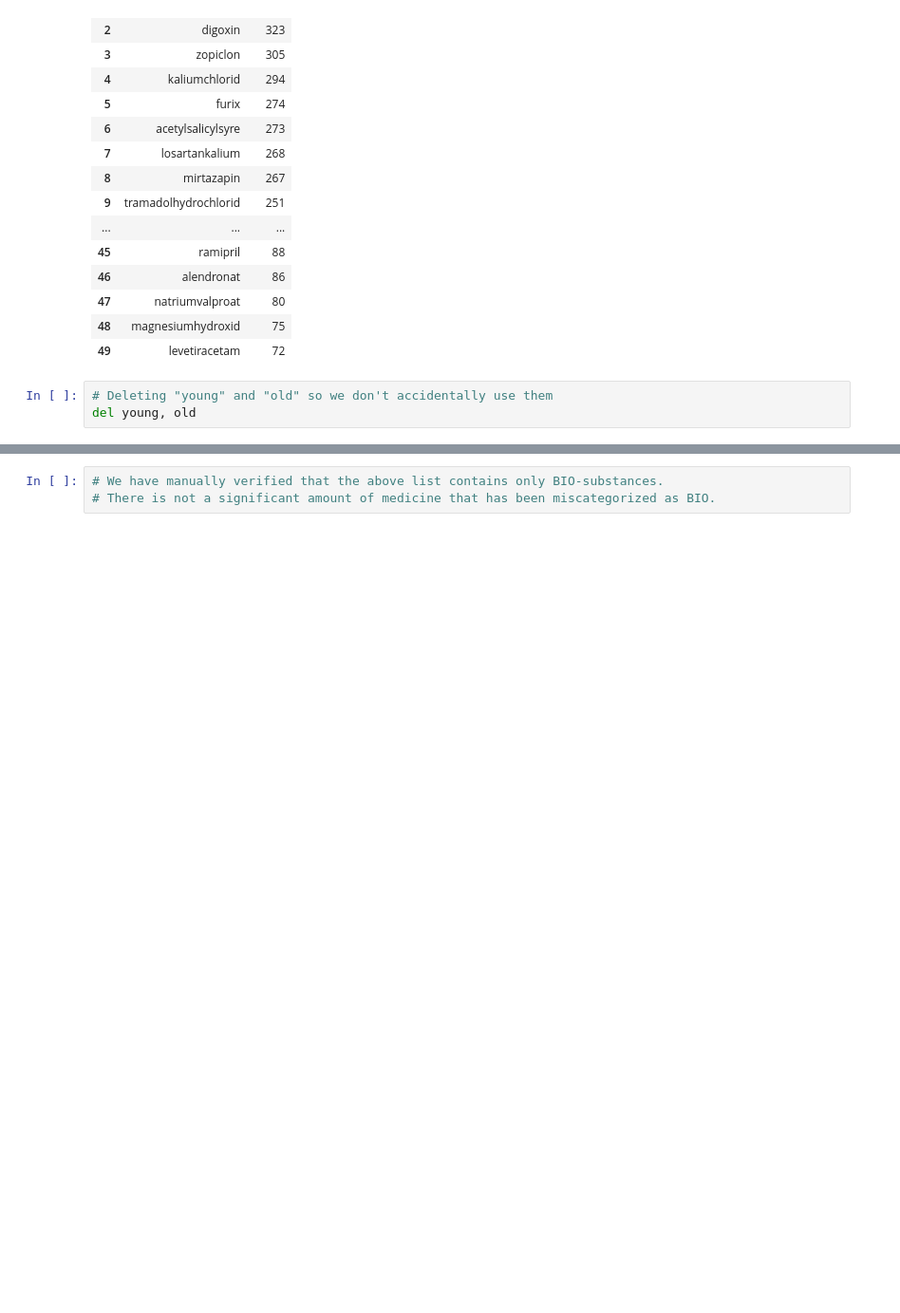
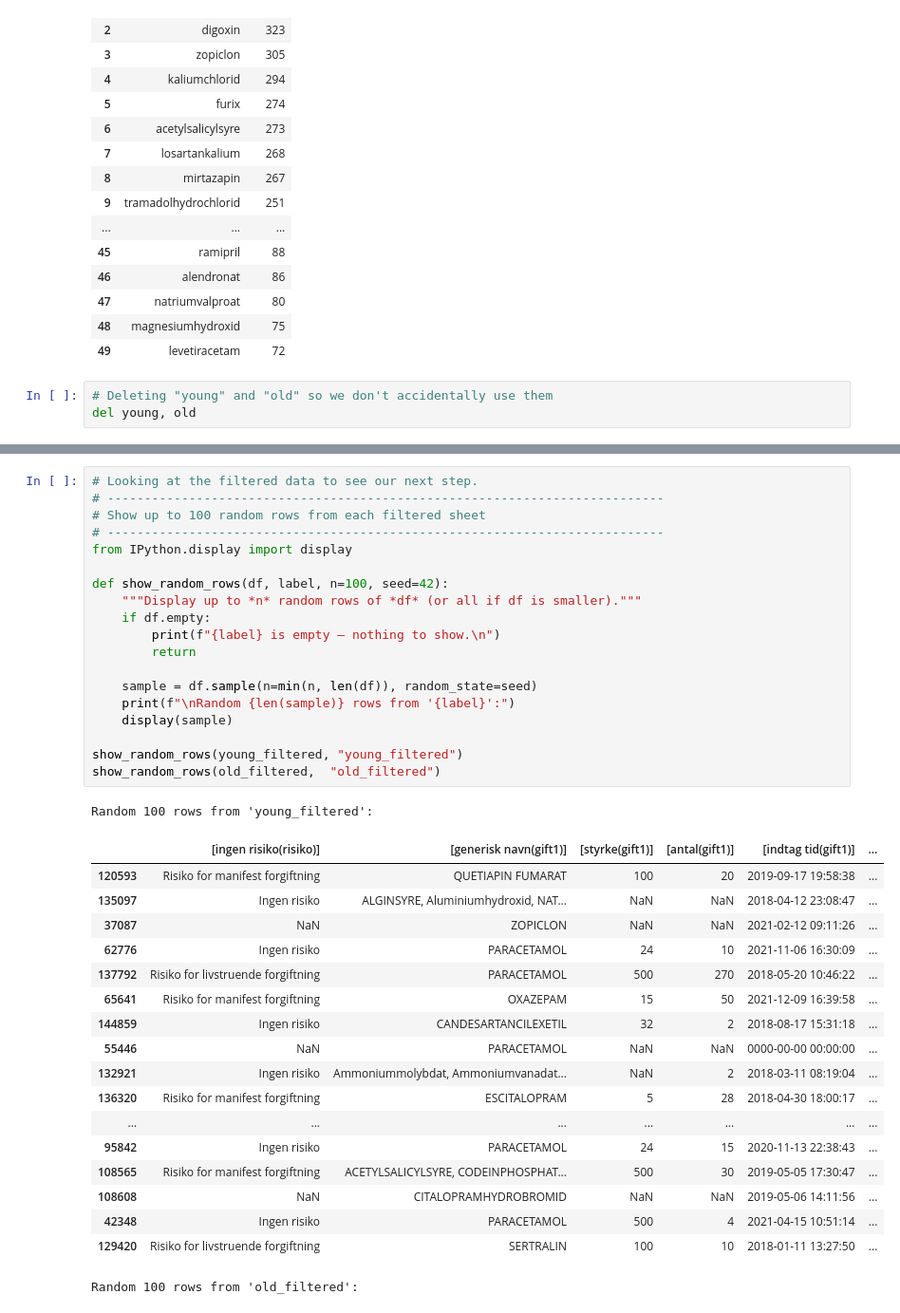
Before and after one commit to dana-mae/medical-poisoning, a Jupyter notebook: poisoning using medicine list.ipynb, the cells around one changed output, grey strips where cells are left out. Shown at 95% size. Drawn from its saved outputs; the diff is of its cells as text; blank space fills up the shorter version.

Commit message:
getting an idea of what to do next

```diff
--- a/poisoning using medicine list.ipynb
+++ b/poisoning using medicine list.ipynb
@@ -737,3 +485,39 @@ Name: count, dtype: int64
-# %%
-# We have manually verified that the above list contains only BIO-substances.
-# There is not a significant amount of medicine that has been miscategorized as BIO.
+# %%
+# Looking at the filtered data to see our next step.
+# ---------------------------------------------------------------------------
+# Show up to 100 random rows from each filtered sheet
+# ---------------------------------------------------------------------------
+from IPython.display import display
+
+def show_random_rows(df, label, n=100, seed=42):
+    """Display up to *n* random rows of *df* (or all if df is smaller)."""
+    if df.empty:
+        print(f"{label} is empty – nothing to show.\n")
+        return
+
+    sample = df.sample(n=min(n, len(df)), random_state=seed)
+    print(f"\nRandom {len(sample)} rows from '{label}':")
+    display(sample)
+
+show_random_rows(young_filtered, "young_filtered")
+show_random_rows(old_filtered,  "old_filtered")
+# %% [output]
+Random 100 rows from 'young_filtered':
+|  | [ingen risiko(risiko)] | [generisk navn(gift1)] | [styrke(gift1)] | [antal(gift1)] | [indtag tid(gift1)] | ... |
+| 120593 | Risiko for manifest forgiftning | QUETIAPIN FUMARAT | 100 | 20 | 2019-09-17 19:58:38 | ... |
+| 135097 | Ingen risiko | ALGINSYRE, Aluminiumhydroxid, NAT... | NaN | NaN | 2018-04-12 23:08:47 | ... |
+| 37087 | NaN | ZOPICLON | NaN | NaN | 2021-02-12 09:11:26 | ... |
+| 62776 | Ingen risiko | PARACETAMOL | 24 | 10 | 2021-11-06 16:30:09 | ... |
+| 137792 | Risiko for livstruende forgiftning | PARACETAMOL | 500 | 270 | 2018-05-20 10:46:22 | ... |
+| 65641 | Risiko for manifest forgiftning | OXAZEPAM | 15 | 50 | 2021-12-09 16:39:58 | ... |
+| 144859 | Ingen risiko | CANDESARTANCILEXETIL | 32 | 2 | 2018-08-17 15:31:18 | ... |
+| 55446 | NaN | PARACETAMOL | NaN | NaN | 0000-00-00 00:00:00 | ... |
+| 132921 | Ingen risiko | Ammoniummolybdat, Ammoniumvanadat... | NaN | 2 | 2018-03-11 08:19:04 | ... |
+| 136320 | Risiko for manifest forgiftning | ESCITALOPRAM | 5 | 28 | 2018-04-30 18:00:17 | ... |
+| ... | ... | ... | ... | ... | ... | ... |
+| 95842 | Ingen risiko | PARACETAMOL | 24 | 15 | 2020-11-13 22:38:43 | ... |
+| 108565 | Risiko for manifest forgiftning | ACETYLSALICYLSYRE, CODEINPHOSPHAT... | 500 | 30 | 2019-05-05 17:30:47 | ... |
+| 108608 | NaN | CITALOPRAMHYDROBROMID | NaN | NaN | 2019-05-06 14:11:56 | ... |
+| 42348 | Ingen risiko | PARACETAMOL | 500 | 4 | 2021-04-15 10:51:14 | ... |
+| 129420 | Risiko for livstruende forgiftning | SERTRALIN | 100 | 10 | 2018-01-11 13:27:50 | ... |
+Random 100 rows from 'old_filtered':
```
Also changed, not shown: parts of 15 cells of this notebook, 1 other file.
